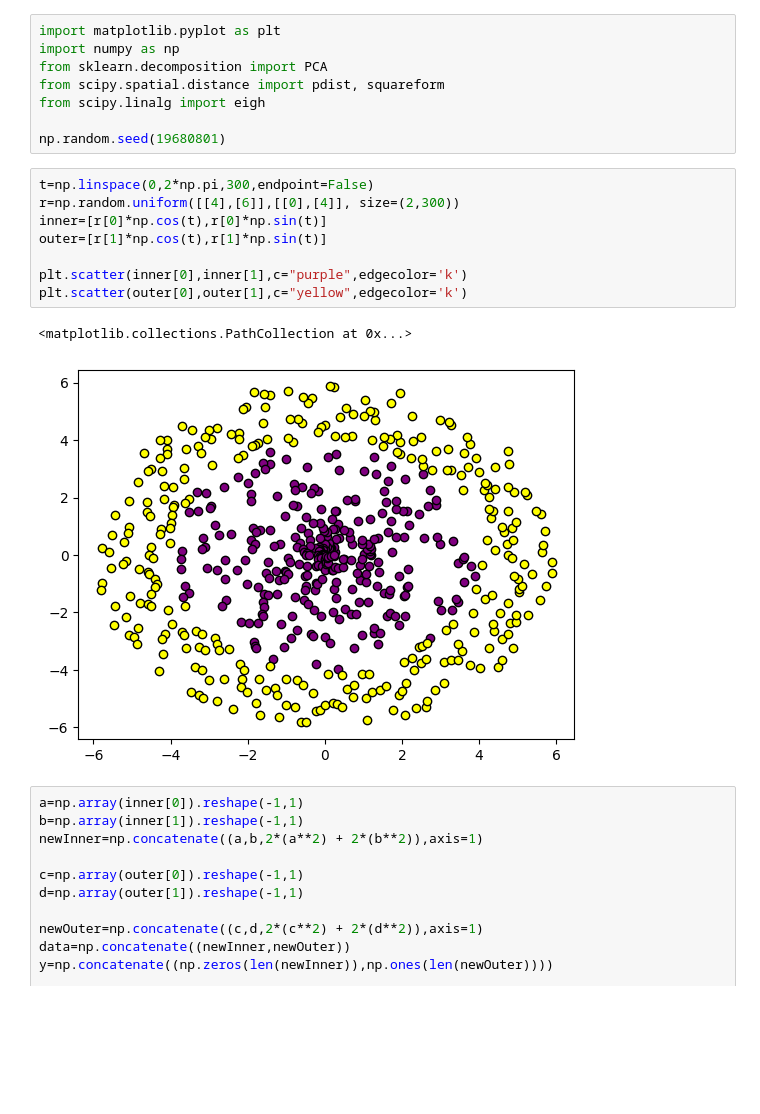
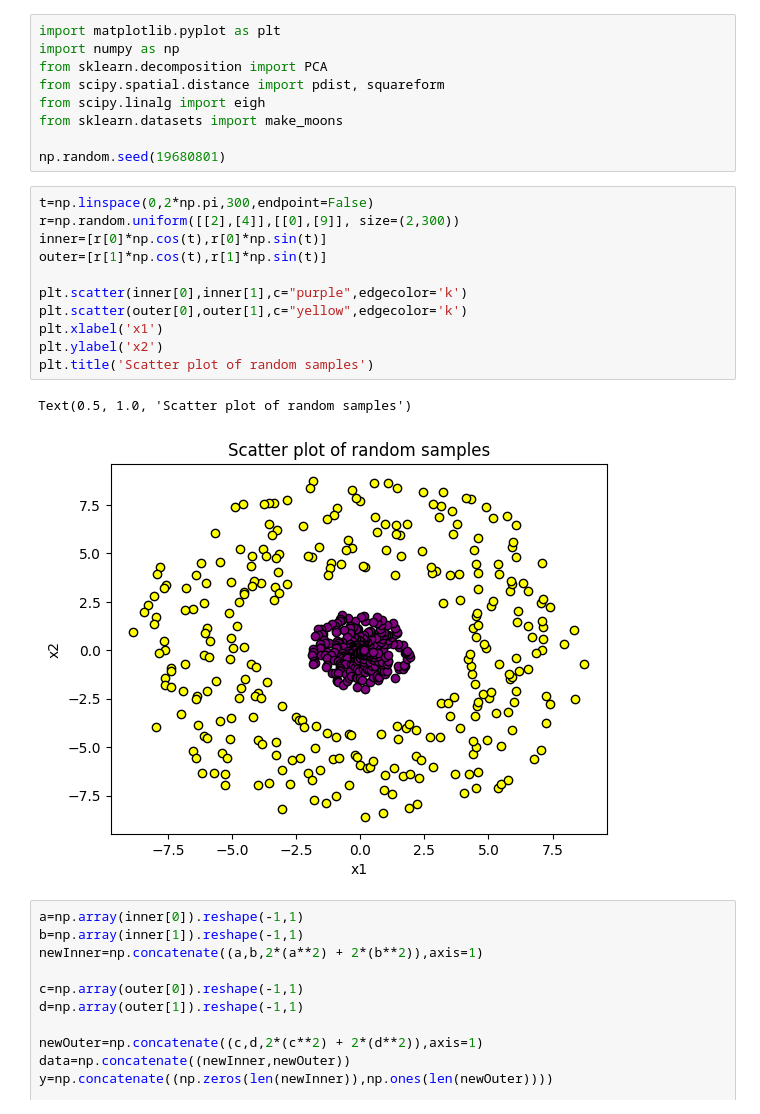
Before and after one commit to Alx-nder/kernelPCA, a Jupyter notebook: kernelPCA.ipynb, the cells around one changed output. Saved outputs shown, nothing was run; the diff lists cells and outputs as text; blank space fills up the shorter version.

```diff
--- a/kernelPCA.ipynb
+++ b/kernelPCA.ipynb
@@ -4,19 +4,23 @@ import numpy as np
 from sklearn.decomposition import PCA
 from scipy.spatial.distance import pdist, squareform
 from scipy.linalg import eigh
+from sklearn.datasets import make_moons
 
 np.random.seed(19680801)
 # %%
 t=np.linspace(0,2*np.pi,300,endpoint=False)
-r=np.random.uniform([[4],[6]],[[0],[4]], size=(2,300))
+r=np.random.uniform([[2],[4]],[[0],[9]], size=(2,300))
 inner=[r[0]*np.cos(t),r[0]*np.sin(t)]
 outer=[r[1]*np.cos(t),r[1]*np.sin(t)]
 
 plt.scatter(inner[0],inner[1],c="purple",edgecolor='k')
 plt.scatter(outer[0],outer[1],c="yellow",edgecolor='k')
+plt.xlabel('x1')
+plt.ylabel('x2')
+plt.title('Scatter plot of random samples')
 # %% [output]
-<matplotlib.collections.PathCollection at 0x...>
+Text(0.5, 1.0, 'Scatter plot of random samples')
-[figure, old version]
+[figure, new version]
 # %%
 a=np.array(inner[0]).reshape(-1,1)
 b=np.array(inner[1]).reshape(-1,1)
```
Also changed, not shown: parts of 12 cells of this notebook, 1 other file.
